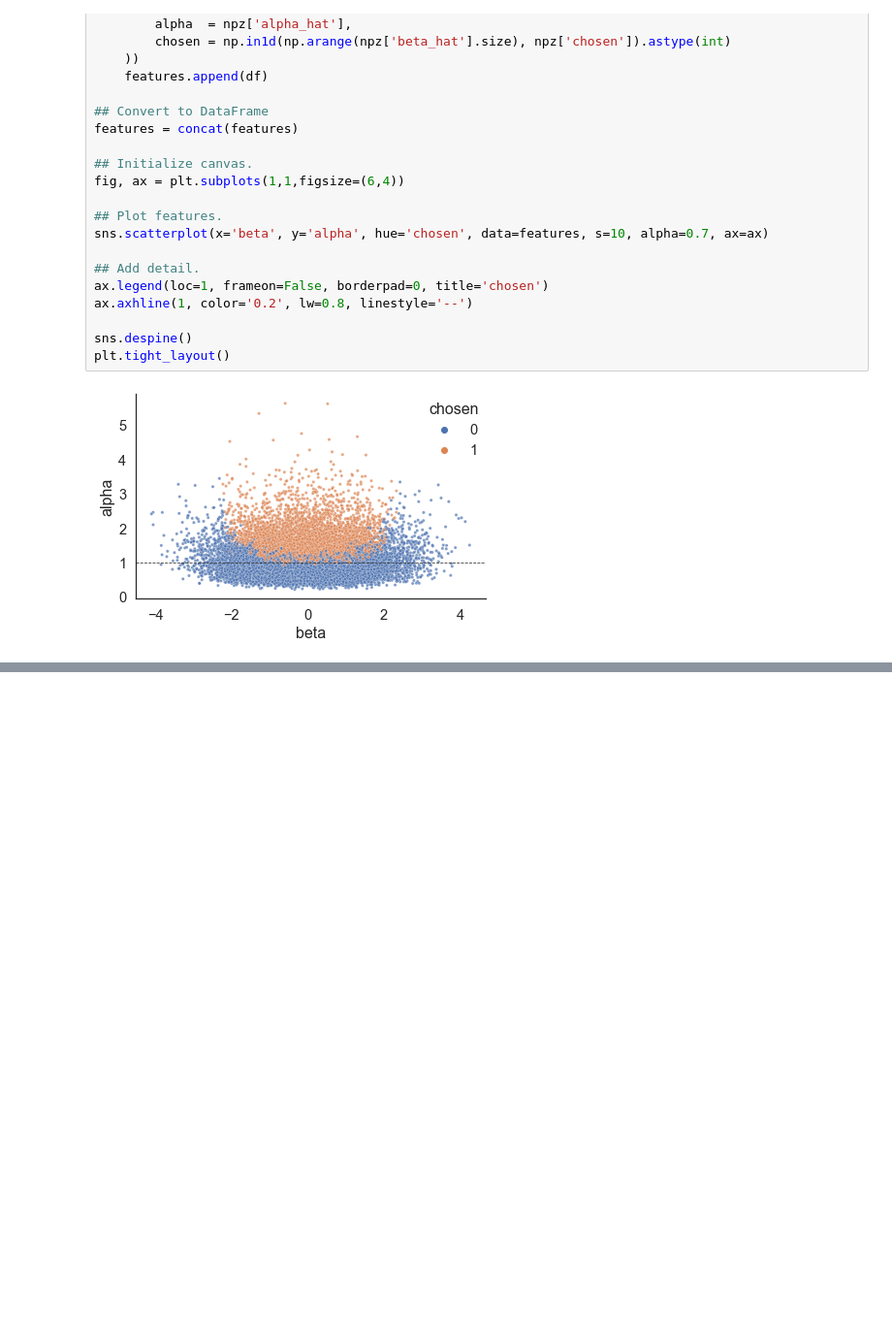
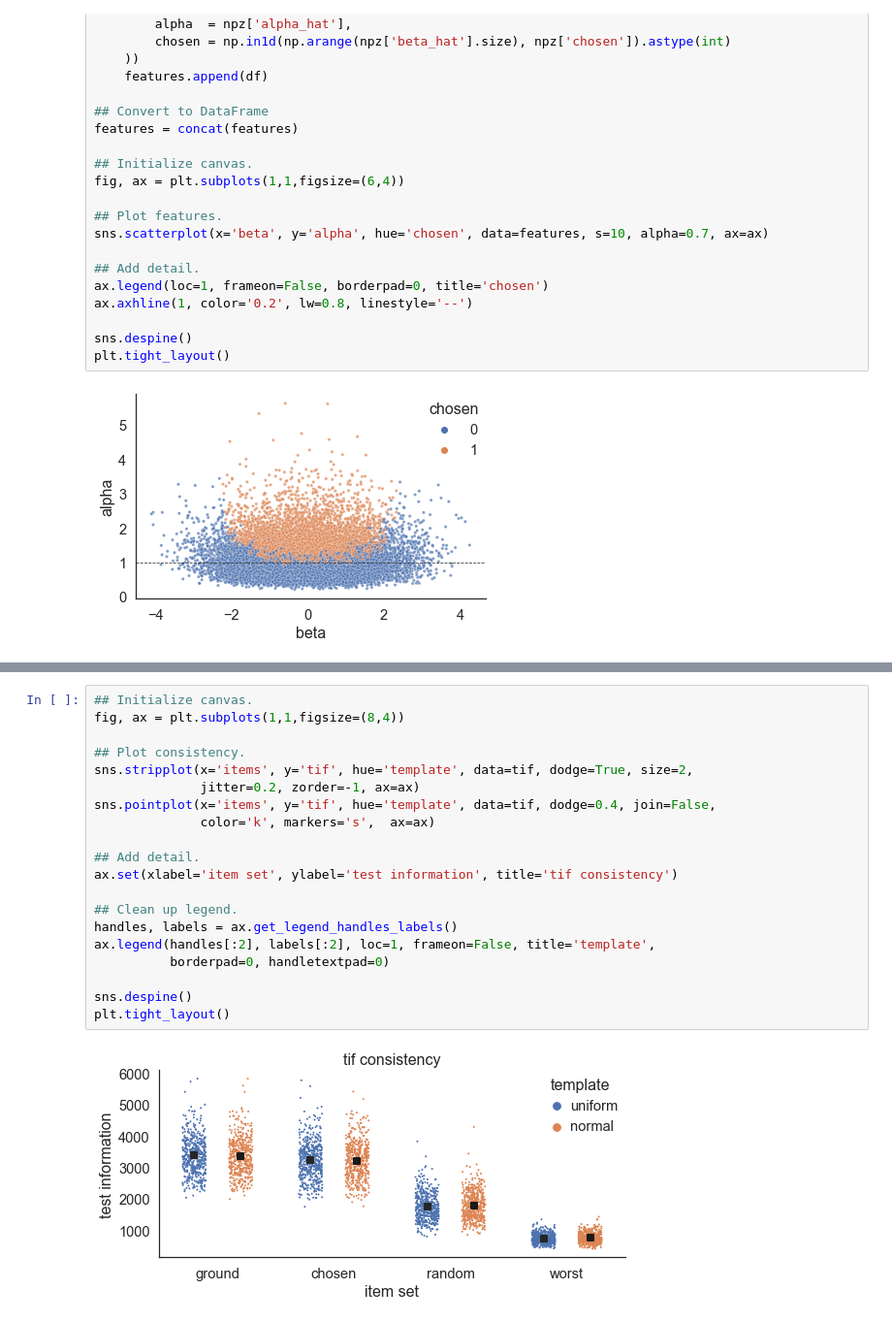
Before and after one commit to ndawlab/mars-irt, a Jupyter notebook: 02_Design/03_Design_n2.ipynb, the cells around one changed output, grey strips where cells are left out. Shown at 97% size. Cells and saved outputs as stored; diff of their text form; blank space fills up the shorter version.

Commit message:
add tif plot

```diff
--- a/02_Design/03_Design_n2.ipynb
+++ b/02_Design/03_Design_n2.ipynb
@@ -391,0 +426,22 @@ plt.tight_layout()
+# %%
+## Initialize canvas.
+fig, ax = plt.subplots(1,1,figsize=(8,4))
+
+## Plot consistency.
+sns.stripplot(x='items', y='tif', hue='template', data=tif, dodge=True, size=2,
+              jitter=0.2, zorder=-1, ax=ax)
+sns.pointplot(x='items', y='tif', hue='template', data=tif, dodge=0.4, join=False,
+              color='k', markers='s',  ax=ax)
+
+## Add detail.
+ax.set(xlabel='item set', ylabel='test information', title='tif consistency')
+
+## Clean up legend.
+handles, labels = ax.get_legend_handles_labels()
+ax.legend(handles[:2], labels[:2], loc=1, frameon=False, title='template',
+          borderpad=0, handletextpad=0)
+
+sns.despine()
+plt.tight_layout()
+# %% [output]
+[figure, added]
```
Also changed, not shown: parts of 1 cell of this notebook.
